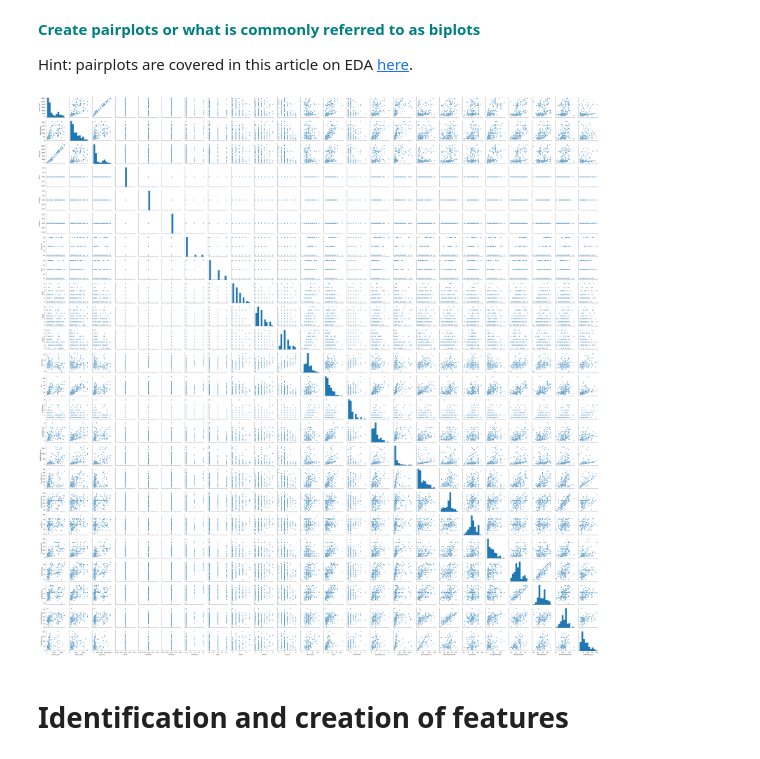
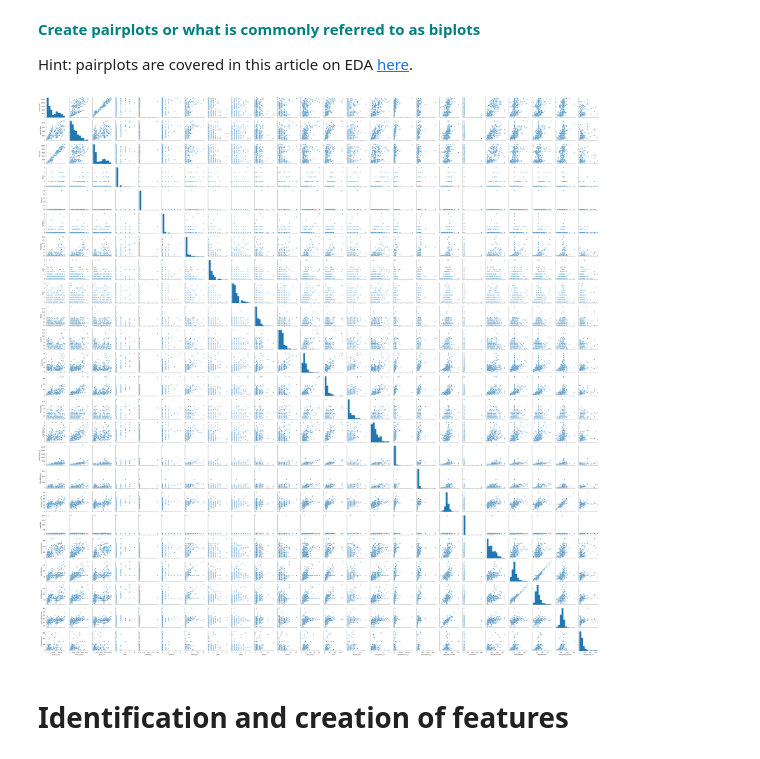
Before and after one commit to rjmalka/Guided-Capstone, a Jupyter notebook: GuidedCapstoneStep3HL.ipynb, the cells around one changed output. Saved outputs shown, nothing was run; the diff lists cells and outputs as text; code cells hidden in the pictures.

```diff
--- a/GuidedCapstoneStep3HL.ipynb
+++ b/GuidedCapstoneStep3HL.ipynb
@@ -397,12 +423,12 @@ After reviewing these respons varible distributions, there doesn't appear to be
 
 Hint: pairplots are covered in this article on EDA [here](https://medium.com/@aiden.dataminer/the-data-science-method-dsm-exploratory-data-analysis-bc84d4d8d3f9).
 # %%
-g = sns.pairplot(dfno)
+g = sns.pairplot(ski_new)
 
 #ahhh this is cool -- each var's relationship to other vars. interesting...
 #(i got this code from the link above)
 # %% [output]
-[figure, old version]
+[figure, new version]
 # %% [markdown]
 # Identification and creation of features
 # %% [markdown]
```
Also changed, not shown: parts of 23 cells of this notebook, 1 other file.
